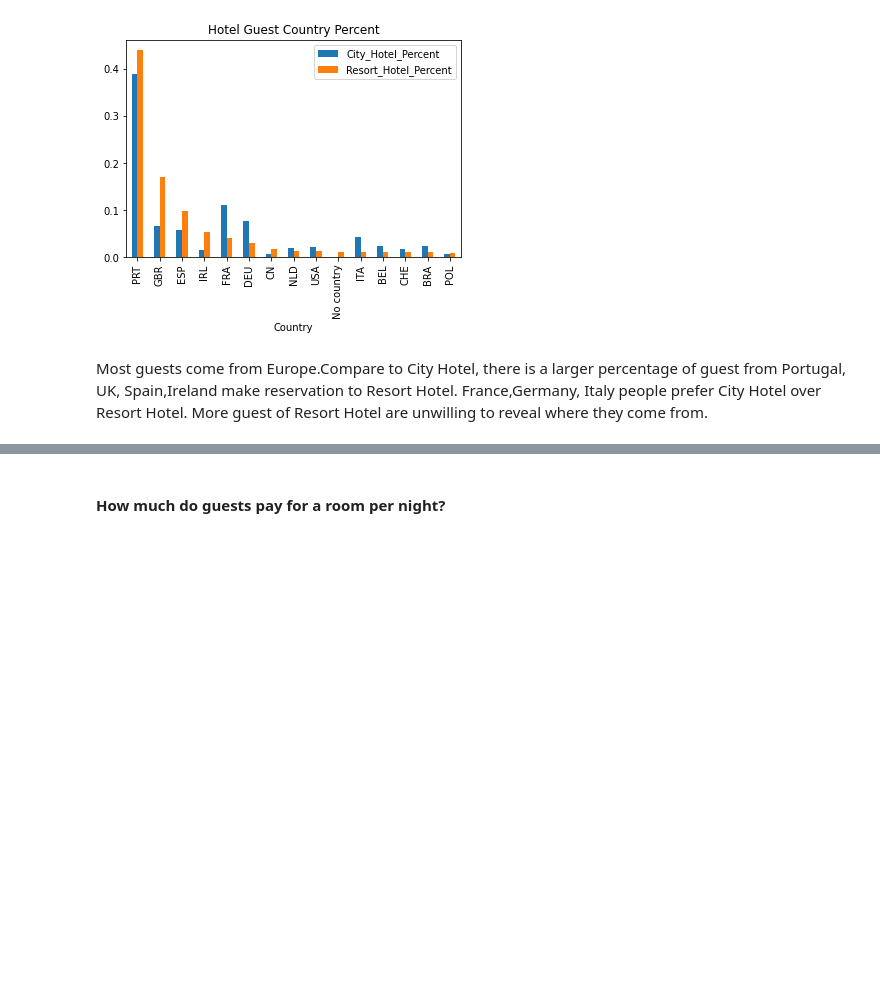
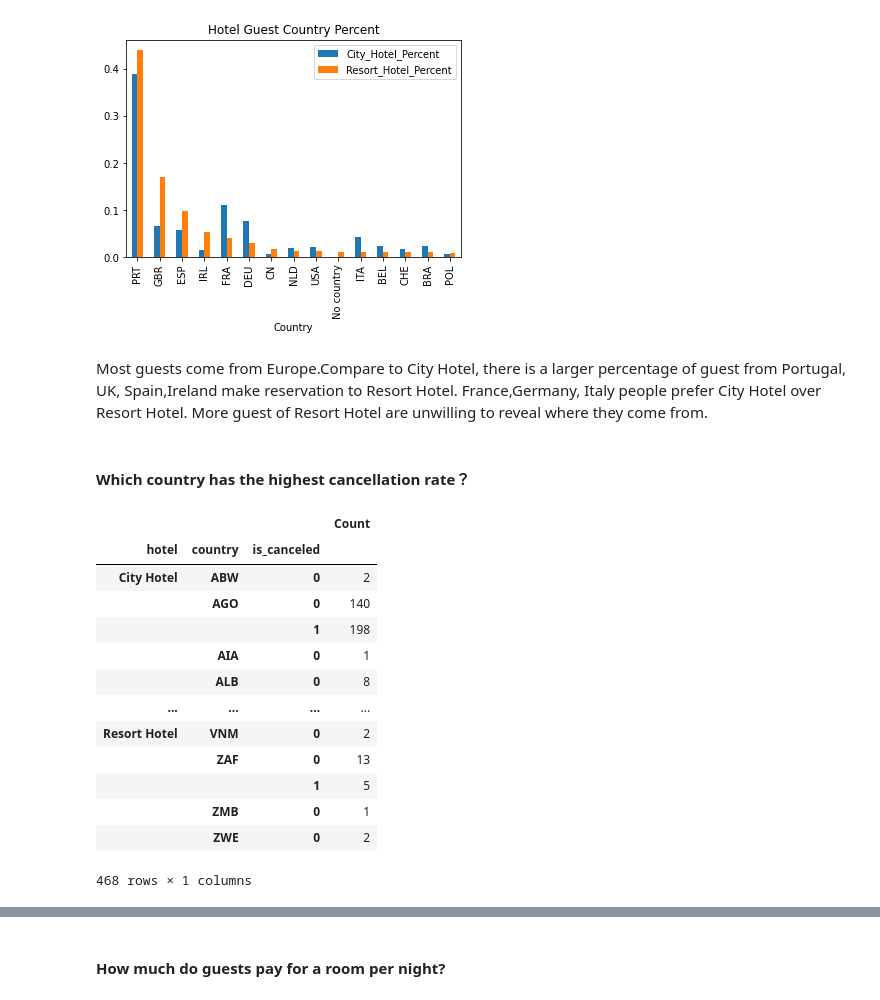
Before and after one commit to jkujuum/Hotel_Cancellation, a Jupyter notebook: Exploratory Data Analysis.ipynb, the cells around one changed output, grey strips where cells are left out. Saved outputs shown, nothing was run; the diff lists cells and outputs as text; code cells hidden in the pictures; blank space fills up the shorter version.

```diff
--- a/Exploratory Data Analysis.ipynb
+++ b/Exploratory Data Analysis.ipynb
@@ -248,3 +293,24 @@ Text(0.5, 1.0, 'Hotel Guest Country Percent')
 [figure]
 # %% [markdown]
 Most guests come from Europe.Compare to City Hotel, there is a larger percentage of guest from Portugal, UK, Spain,Ireland make reservation to Resort Hotel. France,Germany, Italy people prefer City Hotel over Resort Hotel. More guest of Resort Hotel are unwilling to reveal where they come from.
+# %% [markdown]
+#### Which country has the highest cancellation rate？
+# %%
+country_cancel = hotel.groupby(['hotel','country','is_canceled'])[['lead_time']].count()
+country_cancel = country_cancel.rename(columns={"lead_time": "Count"})
+country_cancel
+# %% [output]
+|  |  |  | Count |
+| hotel | country | is_canceled |  |
+| City Hotel | ABW | 0 | 2 |
+|  | AGO | 0 | 140 |
+|  |  | 1 | 198 |
+|  | AIA | 0 | 1 |
+|  | ALB | 0 | 8 |
+| ... | ... | ... | ... |
+| Resort Hotel | VNM | 0 | 2 |
+|  | ZAF | 0 | 13 |
+|  |  | 1 | 5 |
+|  | ZMB | 0 | 1 |
+|  | ZWE | 0 | 2 |
+468 rows × 1 columns
```
Also changed, not shown: parts of 28 cells of this notebook.
